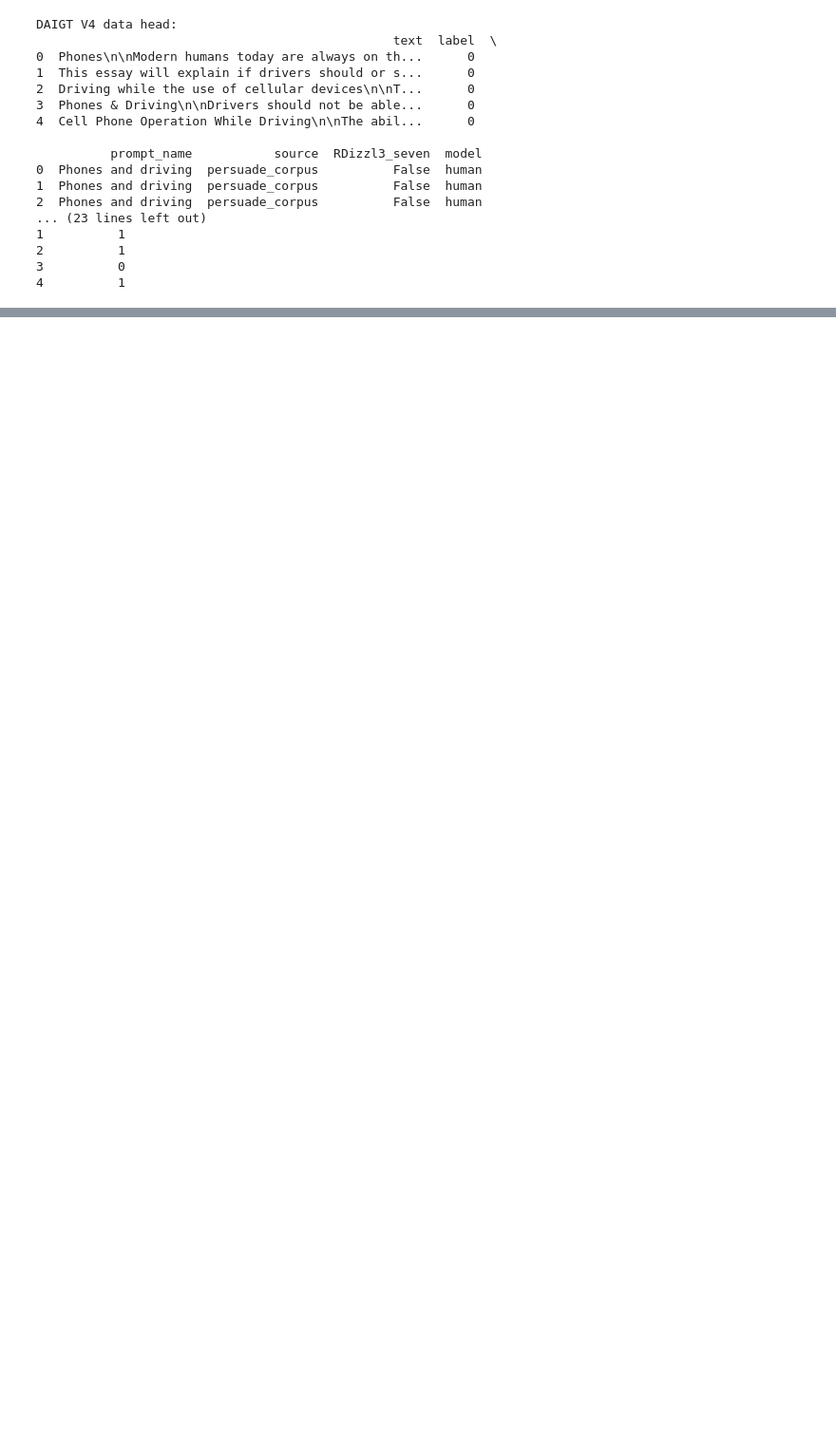
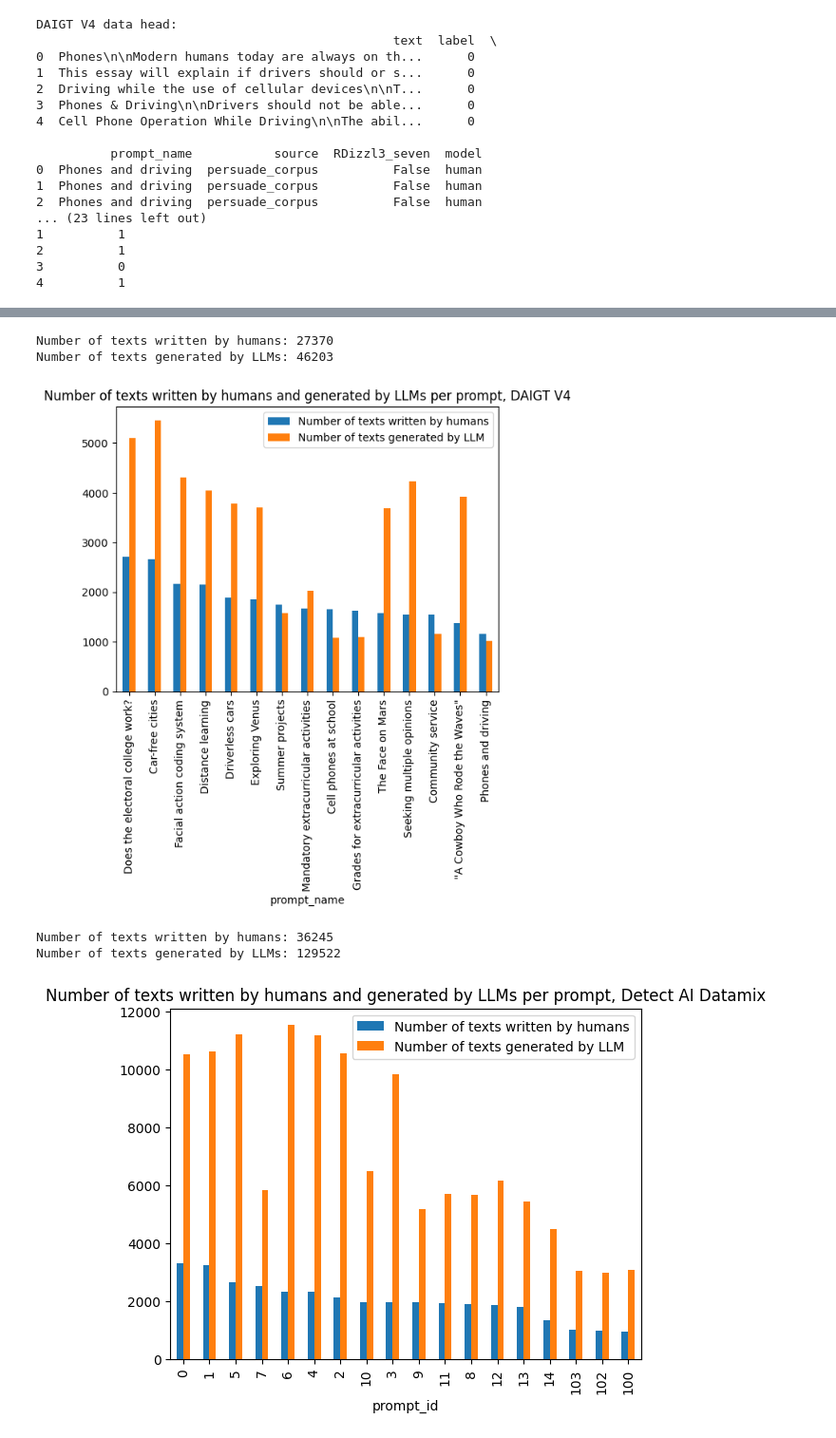
Before and after one commit to javanster/LLM-Human-Classifier, a Jupyter notebook: data_exploration.ipynb, the cells around one changed output, grey strips where cells are left out. Shown at 95% size. Cells and saved outputs as stored; diff of their text form; code cells hidden in the pictures; blank space fills up the shorter version.

```diff
--- a/data_exploration.ipynb
+++ b/data_exploration.ipynb
@@ -56,0 +132,31 @@ Detect AI contains duplicates: False
+# %%
+daigt_v4_label_0_data = daigt_v4_data[daigt_v4_data["label"] == 0]
+daigt_v4_label_1_data = daigt_v4_data[daigt_v4_data["label"] == 1]
+
+print(f"Number of texts written by humans: {len(daigt_v4_label_0_data)}")
+print(f"Number of texts generated by LLMs: {len(daigt_v4_label_1_data)}")
+
+combined_data = pd.concat([daigt_v4_label_0_data["prompt_name"].value_counts(), daigt_v4_label_1_data["prompt_name"].value_counts()], axis=1)
+combined_data.columns = ["Number of texts written by humans", "Number of texts generated by LLM"]
+
+combined_data.plot(kind="bar", title="Number of texts written by humans and generated by LLMs per prompt, DAIGT V4")
+plt.show()
+
+detect_ai_label_0_data = detect_ai_data[detect_ai_data["generated"] == 0]
+detect_ai_label_1_data = detect_ai_data[detect_ai_data["generated"] == 1]
+
+print(f"Number of texts written by humans: {len(detect_ai_label_0_data)}")
+print(f"Number of texts generated by LLMs: {len(detect_ai_label_1_data)}")
+
+combined_data = pd.concat([detect_ai_label_0_data["prompt_id"].value_counts(), detect_ai_label_1_data["prompt_id"].value_counts()], axis=1)
+combined_data.columns = ["Number of texts written by humans", "Number of texts generated by LLM"]
+
+combined_data.plot(kind="bar", title="Number of texts written by humans and generated by LLMs per prompt, Detect AI Datamix")
+plt.show()
+# %% [output]
+Number of texts written by humans: 27370
+Number of texts generated by LLMs: 46203
+[figure, added]
+Number of texts written by humans: 36245
+Number of texts generated by LLMs: 129522
+[figure, added]
```
Also changed, not shown: parts of 11 cells of this notebook.
